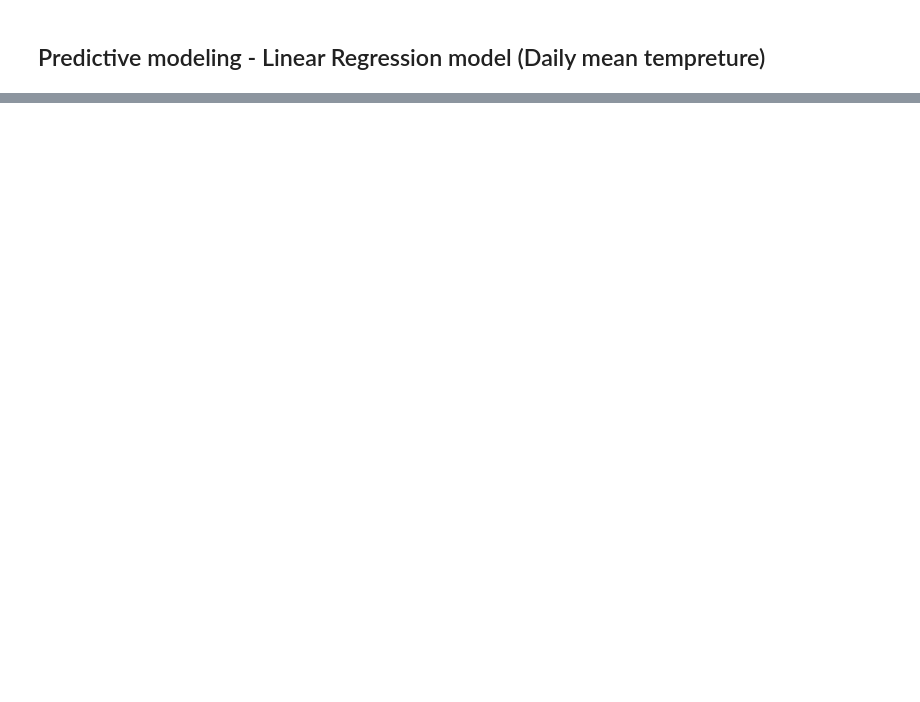
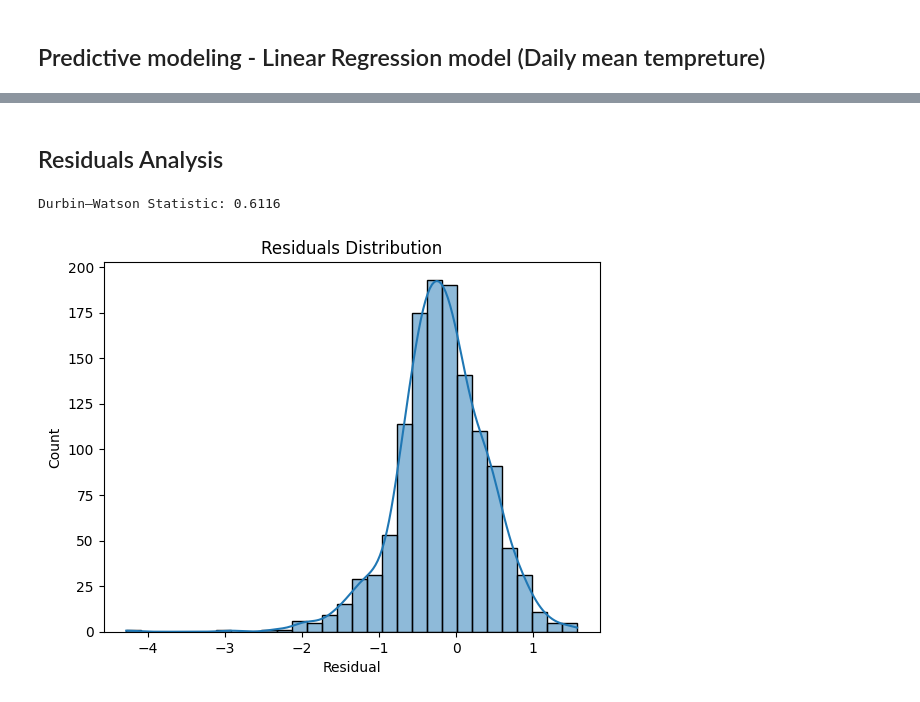
Before and after one commit to Vidusahan/sri-lanka-weather-analysis, a Jupyter notebook: notebooks/Linear_regression.ipynb, the cells around one changed output, grey strips where cells are left out. Drawn from its saved outputs; the diff is of its cells as text; code cells hidden in the pictures; blank space fills up the shorter version.

```diff
--- a/notebooks/Linear_regression.ipynb
+++ b/notebooks/Linear_regression.ipynb
@@ -22,0 +157,26 @@ x_train, x_test, y_train, y_test = train_test_split(x, y, test_size=0.2, random_
+# %%
+# Define features and target
+variables = ['weather_code', 'shortwave_radiation', 'rainfall', 'max_wind_speed', 'max_wind_gust', 'dominant_Wind_Direction', 'evapotranspiration', 'mean_temperature', 'rain_tomorrow']
+target = 'mean_temperature'
+
+x = kandy_weather.drop(columns=[target])
+y = kandy_weather[target]
+
+train_set = kandy_weather[kandy_weather['year'] <= 2018]
+validation_set = kandy_weather[kandy_weather['year'] == 2019]
+test_set = kandy_weather[kandy_weather['year'] >= 2020]
+
+train_end = len(train_set)
+val_end = train_end + len(validation_set)
+
+x_train, y_train = x.iloc[:train_end], y.iloc[:train_end]
+x_val, y_val = x.iloc[train_end:val_end], y.iloc[train_end:val_end]
+x_test, y_test = x.iloc[val_end:], y.iloc[val_end:]
+
+
+pipeline = Pipeline(steps=[
+    ('scaler', StandardScaler()),
+    ('lr_model', LinearRegression())
+])
+
+pipeline.fit(x_train, y_train)
@@ -22,0 +185,11 @@ x_train, x_test, y_train, y_test = train_test_split(x, y, test_size=0.2, random_
+# %%
+from sklearn.metrics import mean_squared_error, r2_score
+import numpy as np
+
+y_pred = pipeline.predict(x_test)
+
+rmse = np.sqrt(mean_squared_error(y_test, y_pred))  # manual RMSE
+r2 = r2_score(y_test, y_pred)
+
+print("RMSE:", rmse)
+print("R²:", r2)
@@ -22,0 +250,18 @@ x_train, x_test, y_train, y_test = train_test_split(x, y, test_size=0.2, random_
+# %% [markdown]
+## Residuals Analysis
+# %%
+residuals = y_test - y_pred
+# %%
+from statsmodels.stats.stattools import durbin_watson
+
+dw_stat = durbin_watson(residuals)
+print(f"Durbin–Watson Statistic: {dw_stat:.4f}")
+# %% [output]
+Durbin–Watson Statistic: 0.6116
+# %%
+sns.histplot(residuals, bins=30, kde=True)
+plt.title("Residuals Distribution")
+plt.xlabel("Residual")
+plt.show()
+# %% [output]
+[figure, added]
```
Also changed, not shown: parts of 17 cells of this notebook.
